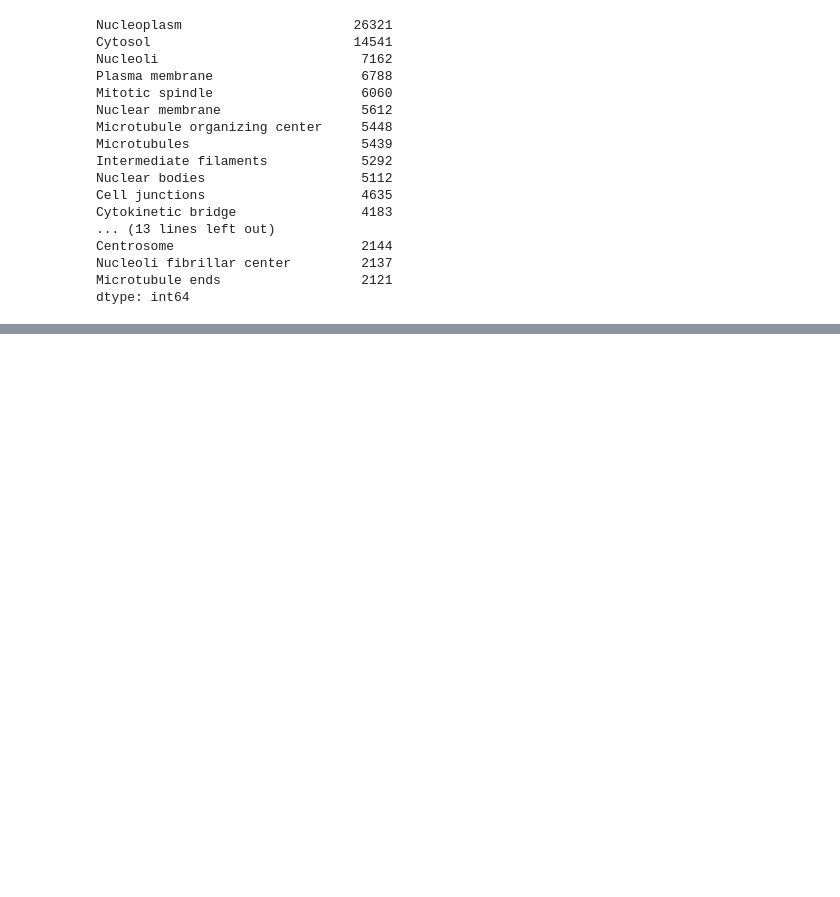
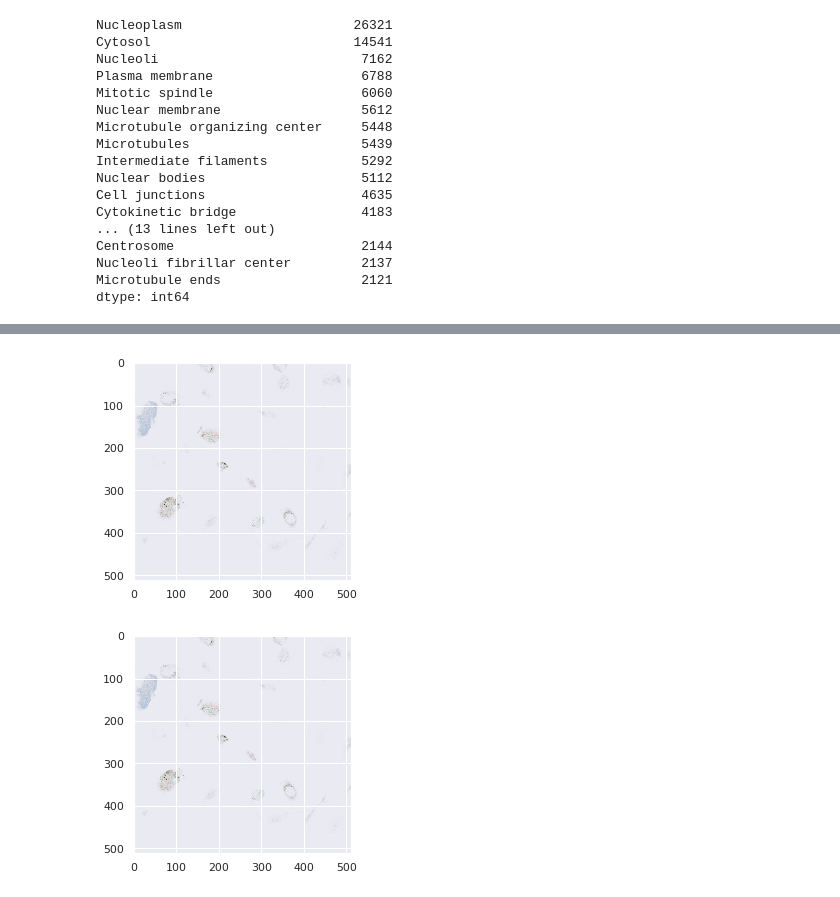
Before and after one commit to ChristophNeuner/human-protein-atlas-image-classification, a Jupyter notebook: train_data_preprop_against_imbalance.ipynb, the cells around one changed output, grey strips where cells are left out. Drawn from its saved outputs; the diff is of its cells as text; code cells hidden in the pictures; blank space fills up the shorter version.

```diff
--- a/train_data_preprop_against_imbalance.ipynb
+++ b/train_data_preprop_against_imbalance.ipynb
@@ -156,0 +252,13 @@ lbs_balanced.to_csv(STAGE_ONE_DATA/LBS_BALANCED, index=False)
+# %%
+img1 = open_rgby(path=STAGE_ONE_DATA/TRAIN_PNGS,
+                 id='05d32f36-bba3-11e8-b2b9-ac1f6b6435d0')
+img2 = open_rgby(path=STAGE_ONE_DATA/TRAIN_PNGS_MULTI,
+                 id=new_id)
+
+plt.imshow(img1)
+plt.show()
+plt.imshow(img2)
+plt.show()
+# %% [output]
+[figure, added]
+[figure, added]
```
Also changed, not shown: parts of 15 cells of this notebook, 1 other file.
